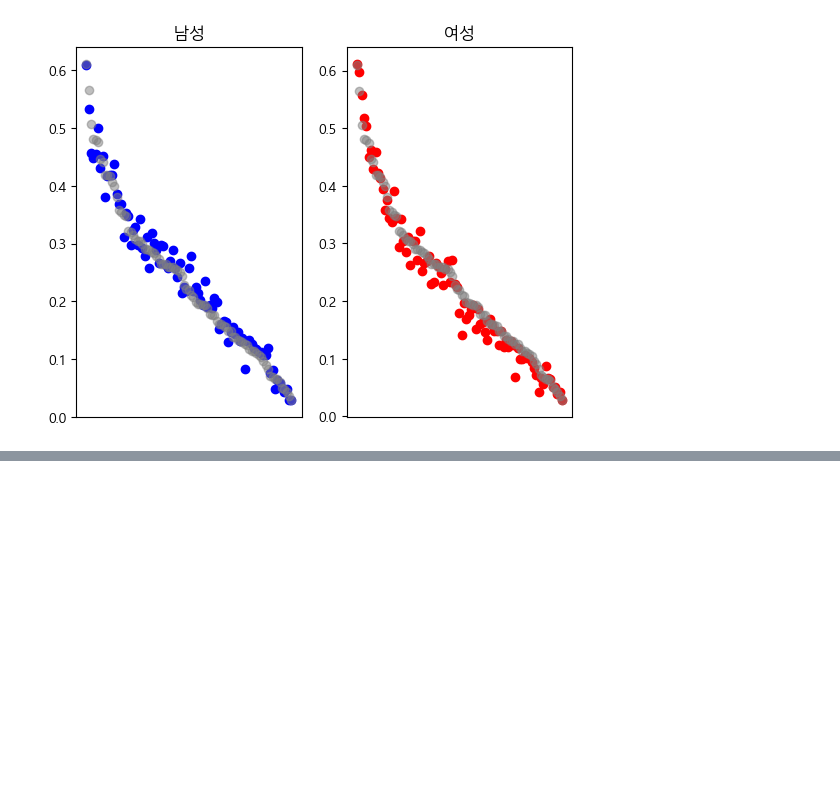
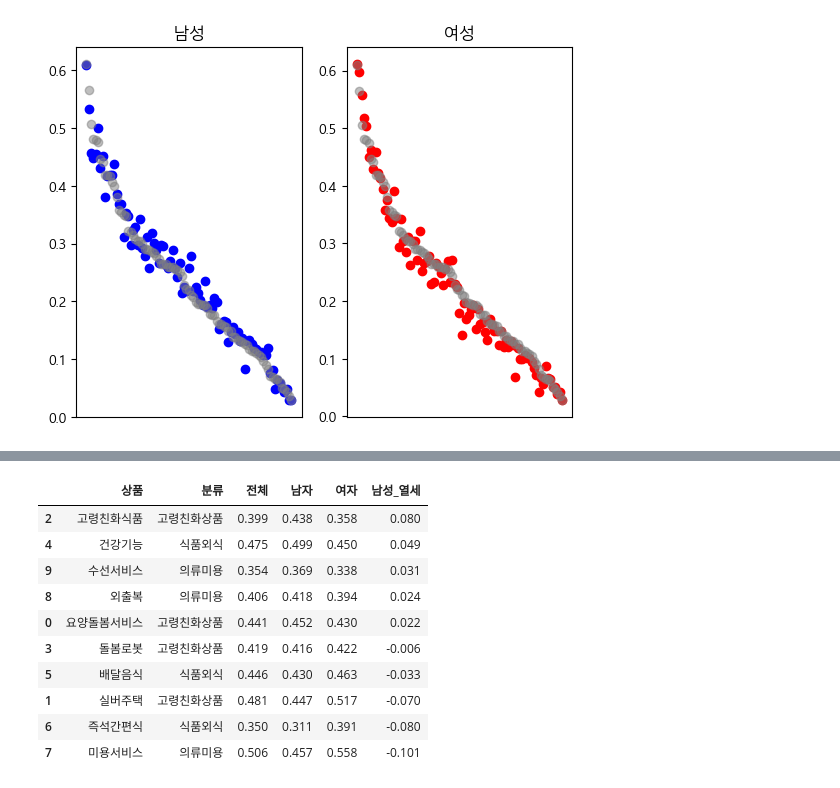
Before and after one commit to sheershay/finding-yold, a Jupyter notebook: 01_선행연구_분석.ipynb, the cells around one changed output, grey strips where cells are left out. Drawn from its saved outputs; the diff is of its cells as text; code cells hidden in the pictures; blank space fills up the shorter version.

```diff
--- a/01_선행연구_분석.ipynb
+++ b/01_선행연구_분석.ipynb
@@ -30,0 +88,20 @@ df['분류'].value_counts().plot(kind='barh')
+# %%
+sr_friendly=df_2.loc[df_2['분류']=='고령친화상품']
+meal=df_2.loc[df_2['분류']=='식품외식']
+beauty=df_2.loc[df_2['분류']=='의류미용']
+
+male_topic=pd.concat([sr_friendly,meal,beauty],ignore_index=True)
+male_topic.sort_values(by='남성_열세',ascending=False,inplace=True)
+male_topic
+# %% [output]
+|  | 상품 | 분류 | 전체 | 남자 | 여자 | 남성_열세 |
+| 2 | 고령친화식품 | 고령친화상품 | 0.399 | 0.438 | 0.358 | 0.080 |
+| 4 | 건강기능 | 식품외식 | 0.475 | 0.499 | 0.450 | 0.049 |
+| 9 | 수선서비스 | 의류미용 | 0.354 | 0.369 | 0.338 | 0.031 |
+| 8 | 외출복 | 의류미용 | 0.406 | 0.418 | 0.394 | 0.024 |
+| 0 | 요양돌봄서비스 | 고령친화상품 | 0.441 | 0.452 | 0.430 | 0.022 |
+| 3 | 돌봄로봇 | 고령친화상품 | 0.419 | 0.416 | 0.422 | -0.006 |
+| 5 | 배달음식 | 식품외식 | 0.446 | 0.430 | 0.463 | -0.033 |
+| 1 | 실버주택 | 고령친화상품 | 0.481 | 0.447 | 0.517 | -0.070 |
+| 6 | 즉석간편식 | 식품외식 | 0.350 | 0.311 | 0.391 | -0.080 |
+| 7 | 미용서비스 | 의류미용 | 0.506 | 0.457 | 0.558 | -0.101 |
```
Also changed, not shown: parts of 9 cells of this notebook, 4 other files.
